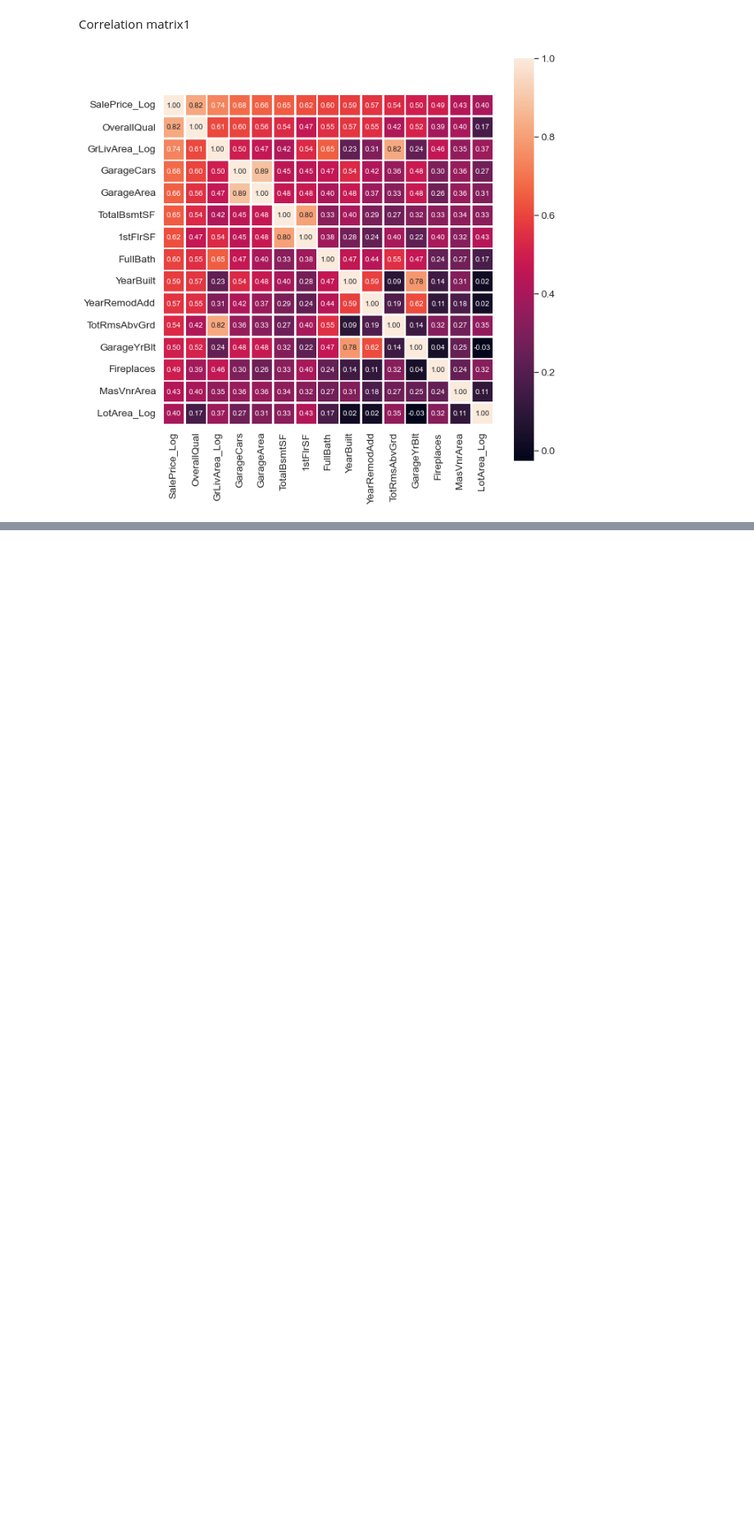
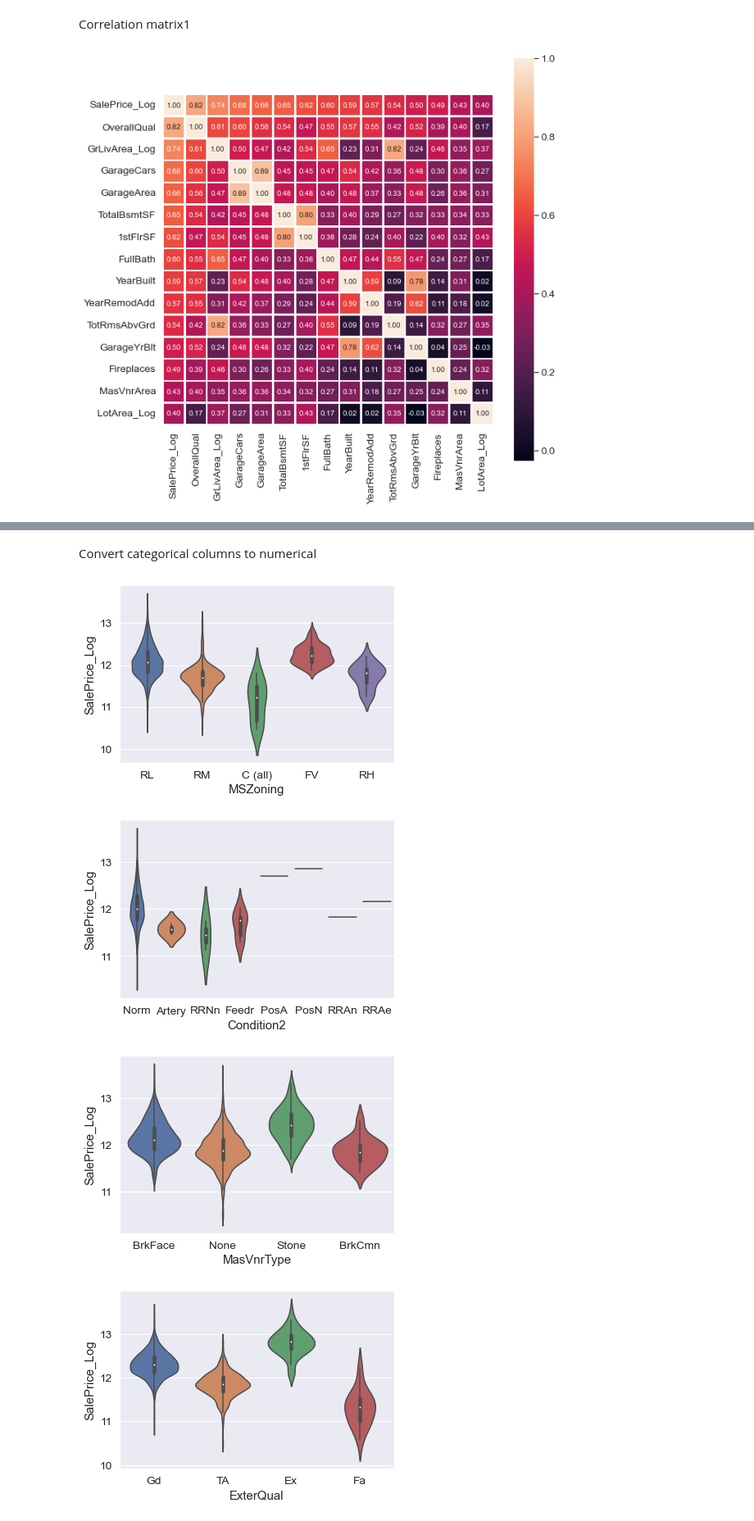
Before and after one commit to yagaoka/HousePrices, a Jupyter notebook: house_price_biginner.ipynb, the cells around one changed output, grey strips where cells are left out. Shown at 82% size. Cells and saved outputs as stored; diff of their text form; code cells hidden in the pictures; blank space fills up the shorter version.

Commit message:
Finish data wranging

```diff
--- a/house_price_biginner.ipynb
+++ b/house_price_biginner.ipynb
@@ -480,0 +495,14 @@ plot_corr_matrix(df_train, nr_feats, target)
+# %% [markdown]
+Convert categorical columns to numerical
+# %%
+catg_list = catg_strong_corr.copy()
+catg_list.remove("Neighborhood")
+
+for catg in catg_list:
+    sns.violinplot(x=catg, y=target, data=df_train)
+    plt.show()
+# %% [output]
+[figure, added]
+[figure, added]
+[figure, added]
+[figure, added]
```
Also changed, not shown: parts of 44 cells of this notebook.
